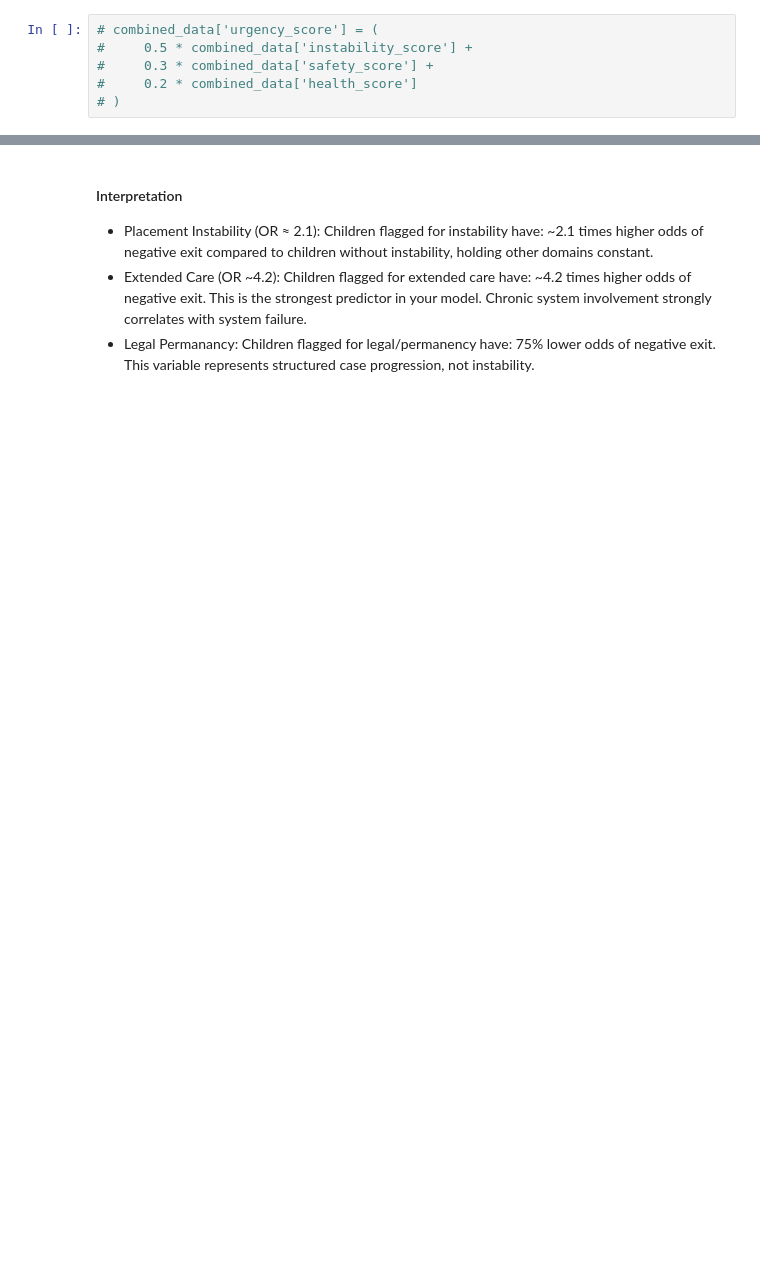
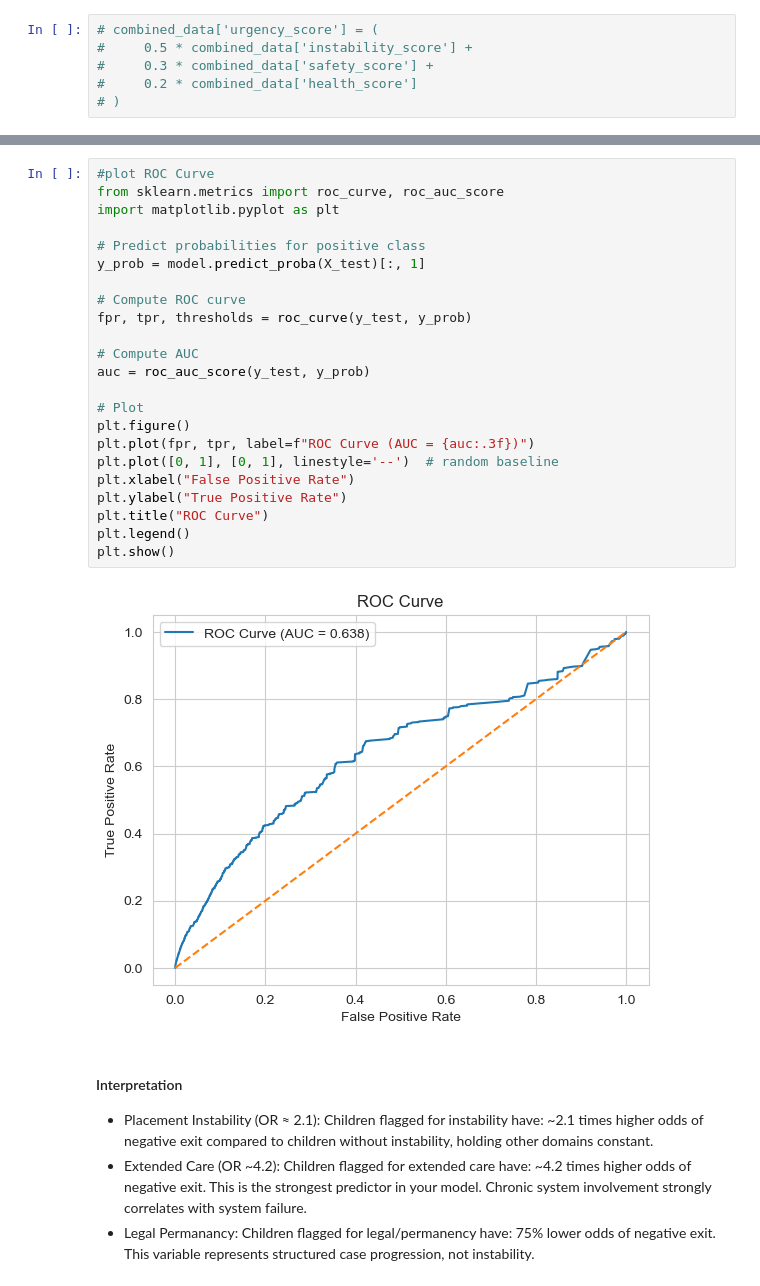
Before and after one commit to courtneyjchen/careassist-foster-care-ai, a Jupyter notebook: Full_EDA_pris.ipynb, the cells around one changed output, grey strips where cells are left out. Cells and saved outputs as stored; diff of their text form; blank space fills up the shorter version.

Commit message:
update LR model results

```diff
--- a/Full_EDA_pris.ipynb
+++ b/Full_EDA_pris.ipynb
@@ -1331,3 +1374,28 @@ KeyError: 'urgency_score'
+# %%
+#plot ROC Curve
+from sklearn.metrics import roc_curve, roc_auc_score
+import matplotlib.pyplot as plt
+
+# Predict probabilities for positive class
+y_prob = model.predict_proba(X_test)[:, 1]
+
+# Compute ROC curve
+fpr, tpr, thresholds = roc_curve(y_test, y_prob)
+
+# Compute AUC
+auc = roc_auc_score(y_test, y_prob)
+
+# Plot
+plt.figure()
+plt.plot(fpr, tpr, label=f"ROC Curve (AUC = {auc:.3f})")
+plt.plot([0, 1], [0, 1], linestyle='--')  # random baseline
+plt.xlabel("False Positive Rate")
+plt.ylabel("True Positive Rate")
+plt.title("ROC Curve")
+plt.legend()
+plt.show()
+# %% [output]
+[figure, added]
 # %% [markdown]
 #### Interpretation
 - Placement Instability (OR ≈ 2.1): Children flagged for instability have: ~2.1 times higher odds of negative exit compared to children without instability, holding other domains constant.
```
Also changed, not shown: parts of 13 cells of this notebook.
